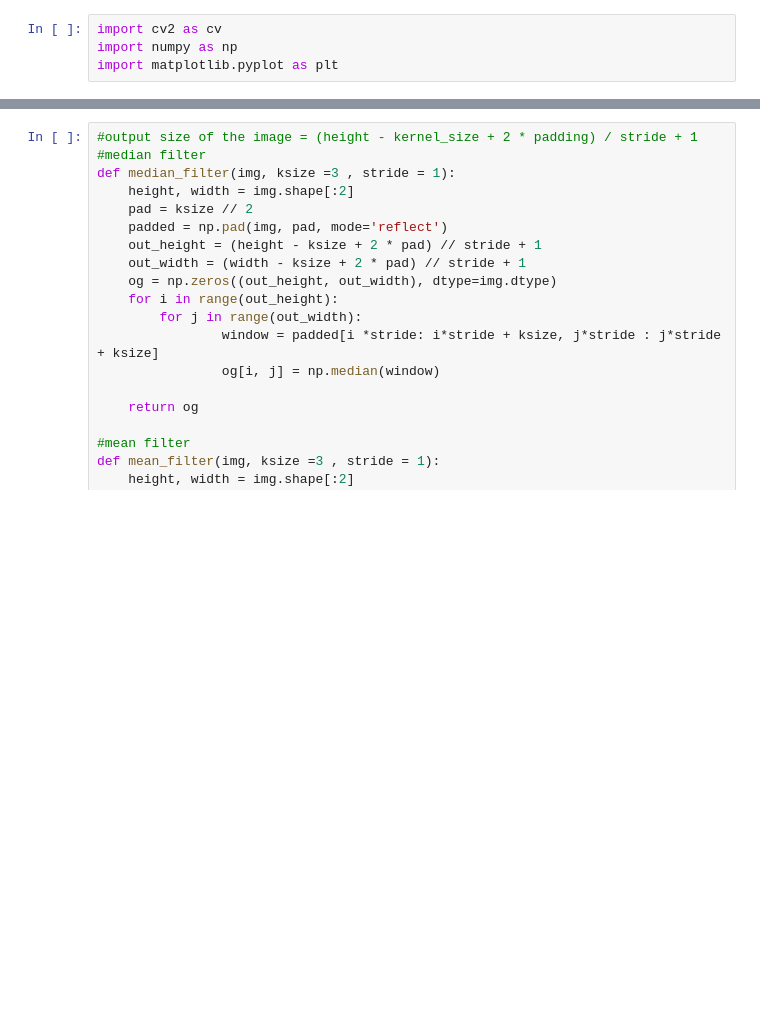
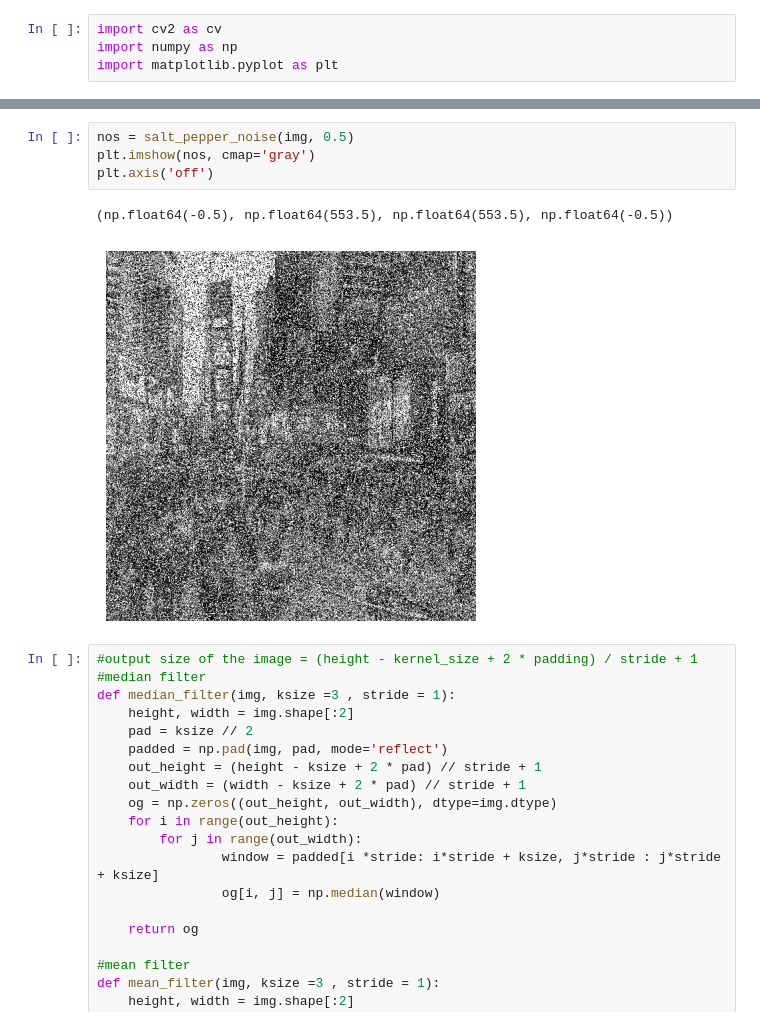
Before and after one commit to DarkDreamerr/CV-2026-H12, a Jupyter notebook: Experiment 3/filter.ipynb, the cells around one changed output, grey strips where cells are left out. Cells and saved outputs as stored; diff of their text form; blank space fills up the shorter version.

```diff
--- a/Experiment 3/filter.ipynb
+++ b/Experiment 3/filter.ipynb
@@ -13,3 +23,10 @@ plt.axis('off')
+# %%
+nos = salt_pepper_noise(img, 0.5)
+plt.imshow(nos, cmap='gray')
+plt.axis('off')
+# %% [output]
+(np.float64(-0.5), np.float64(553.5), np.float64(553.5), np.float64(-0.5))
+[figure, added]
 # %%
 #output size of the image = (height - kernel_size + 2 * padding) / stride + 1
 #median filter
```
Also changed, not shown: parts of 5 cells of this notebook, 6 other files.
